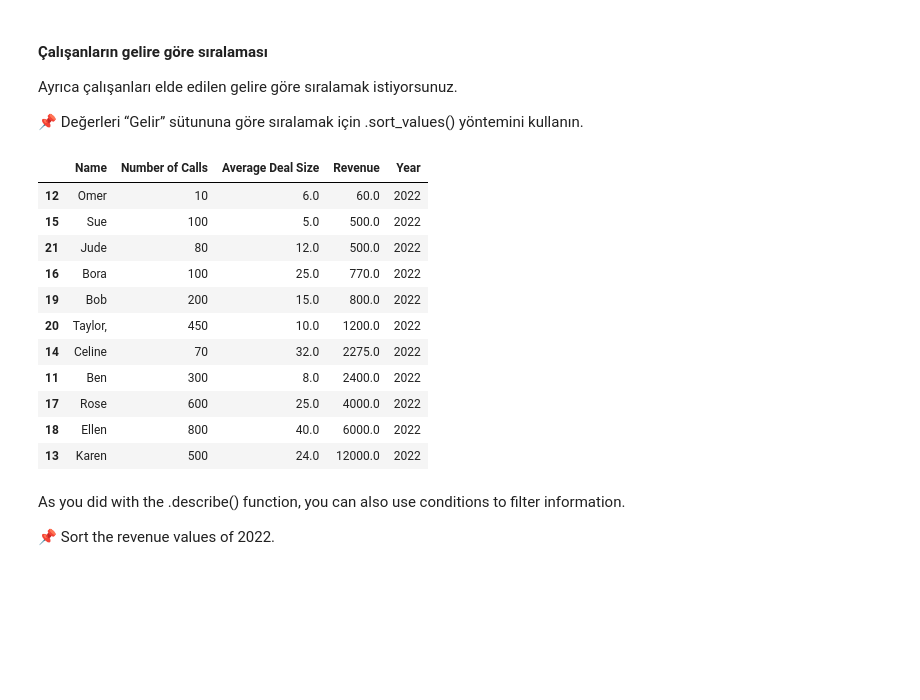
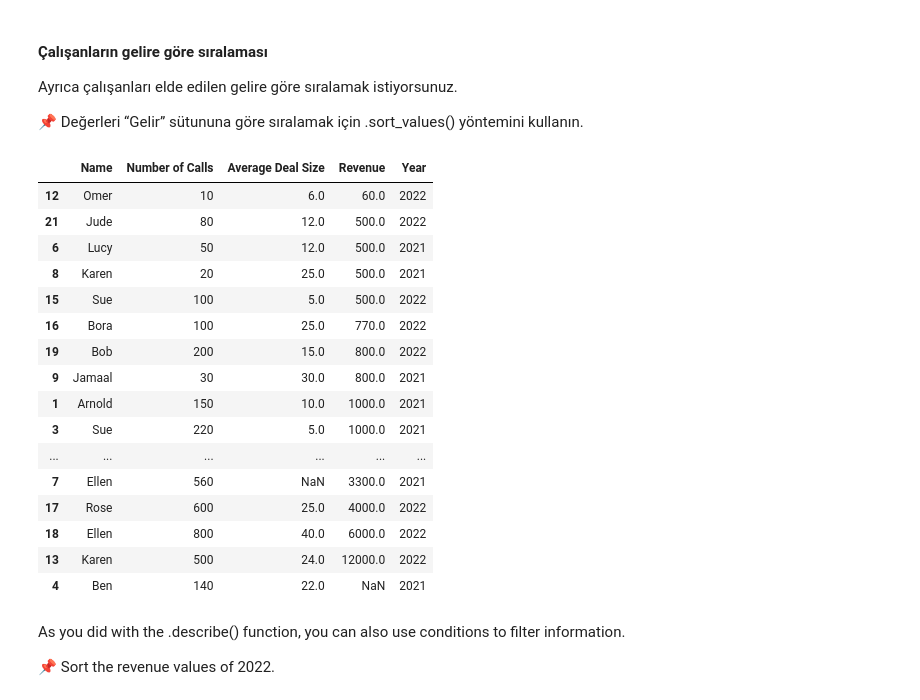
Before and after one commit to hafizeogut/python_for_machine_leraning, a Jupyter notebook: 04_Pandas/00_Guided_project_5.ipynb, the cells around one changed output. Saved outputs shown, nothing was run; the diff lists cells and outputs as text; code cells hidden in the pictures; blank space fills up the shorter version.

```diff
--- a/04_Pandas/00_Guided_project_5.ipynb
+++ b/04_Pandas/00_Guided_project_5.ipynb
@@ -381,19 +381,25 @@ Ayrıca çalışanları elde edilen gelire göre sıralamak istiyorsunuz.
 📌 Değerleri “Gelir” sütununa göre sıralamak için .sort_values() yöntemini kullanın.
 # %%
 #Sort the DataFrame by the column "Revenue"
+all_data.sort_values(by ="Revenue")
 # %% [output]
 |  | Name | Number of Calls | Average Deal Size | Revenue | Year |
 | 12 | Omer | 10 | 6.0 | 60.0 | 2022 |
+| 21 | Jude | 80 | 12.0 | 500.0 | 2022 |
+| 6 | Lucy | 50 | 12.0 | 500.0 | 2021 |
+| 8 | Karen | 20 | 25.0 | 500.0 | 2021 |
 | 15 | Sue | 100 | 5.0 | 500.0 | 2022 |
-| 21 | Jude | 80 | 12.0 | 500.0 | 2022 |
 | 16 | Bora | 100 | 25.0 | 770.0 | 2022 |
 | 19 | Bob | 200 | 15.0 | 800.0 | 2022 |
-| 20 | Taylor, | 450 | 10.0 | 1200.0 | 2022 |
-| 14 | Celine | 70 | 32.0 | 2275.0 | 2022 |
-| 11 | Ben | 300 | 8.0 | 2400.0 | 2022 |
+| 9 | Jamaal | 30 | 30.0 | 800.0 | 2021 |
+| 1 | Arnold | 150 | 10.0 | 1000.0 | 2021 |
+| 3 | Sue | 220 | 5.0 | 1000.0 | 2021 |
+| ... | ... | ... | ... | ... | ... |
+| 7 | Ellen | 560 | NaN | 3300.0 | 2021 |
 | 17 | Rose | 600 | 25.0 | 4000.0 | 2022 |
 | 18 | Ellen | 800 | 40.0 | 6000.0 | 2022 |
 | 13 | Karen | 500 | 24.0 | 12000.0 | 2022 |
+| 4 | Ben | 140 | 22.0 | NaN | 2021 |
 # %% [markdown]
 As you did with the .describe() function, you can also use conditions to filter information.
 
```
Also changed, not shown: parts of 7 cells of this notebook, 2 other files.
